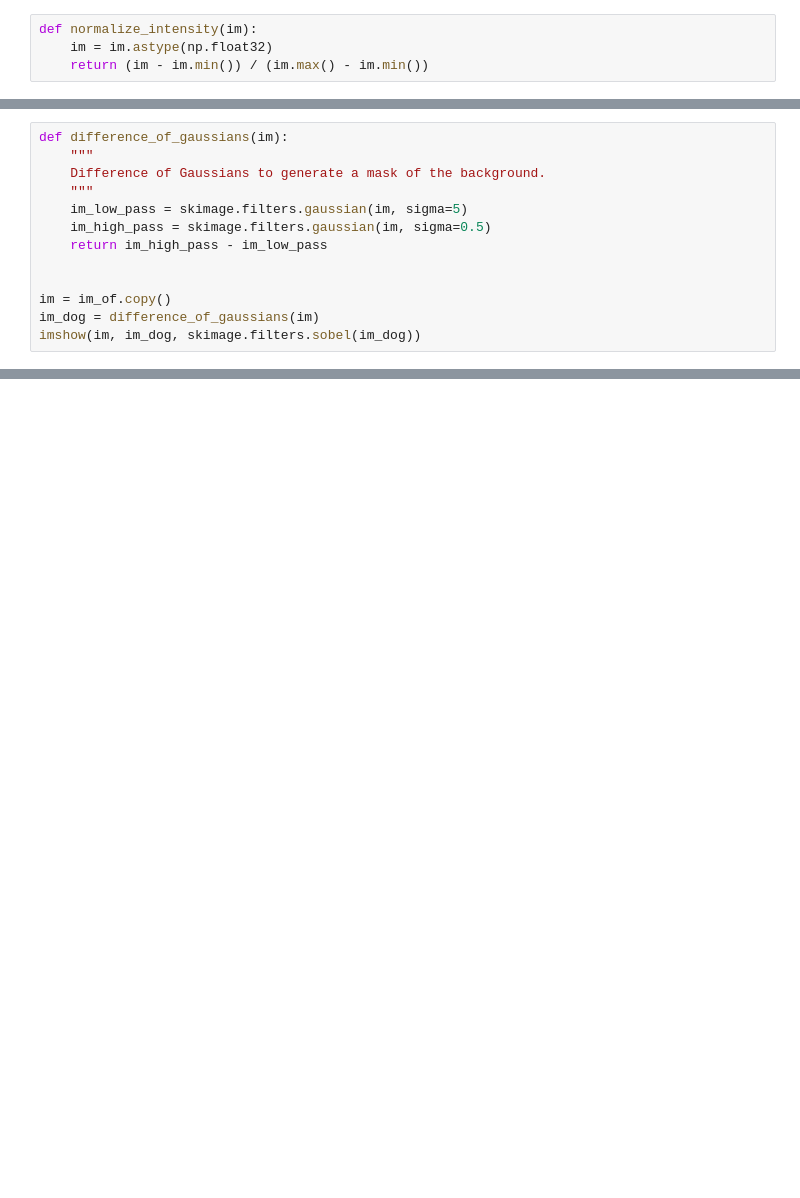
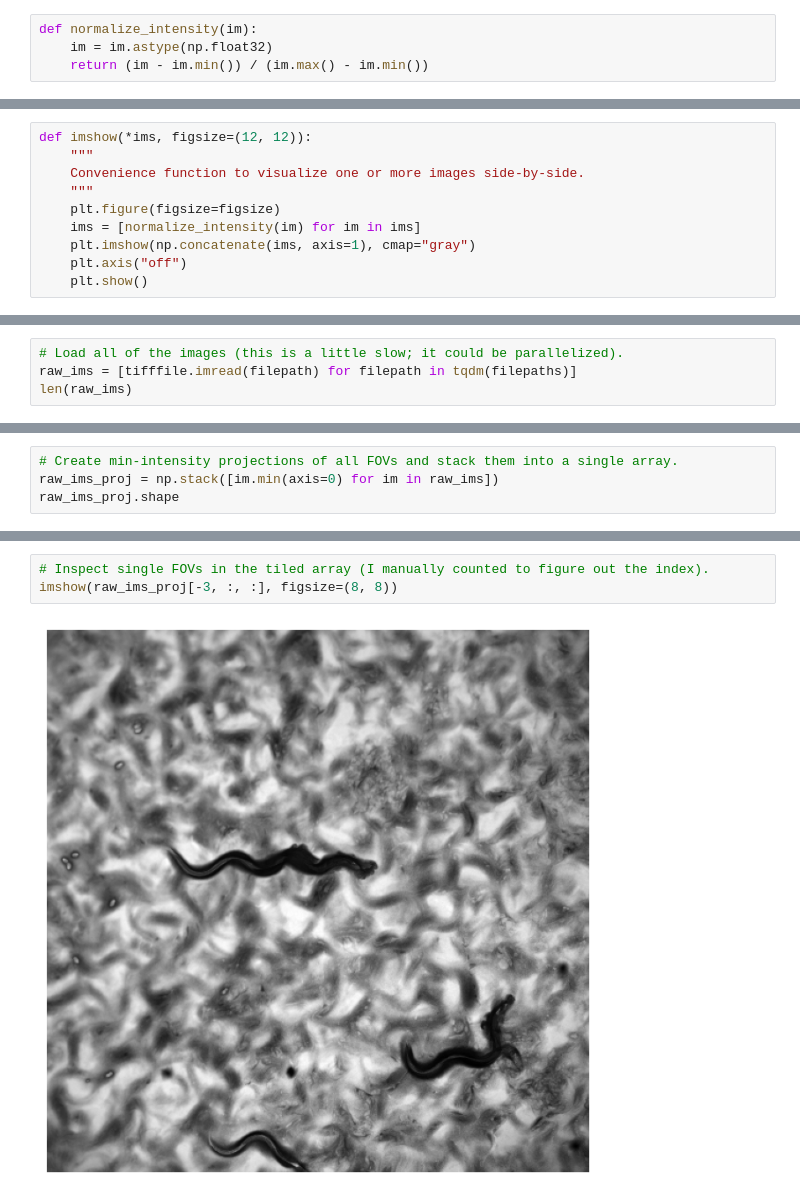
Before and after one commit to Arcadia-Science/2024-worm-tracking, a Jupyter notebook: notebooks/playground.ipynb, the cells around one changed output, grey strips where cells are left out. Saved outputs shown, nothing was run; the diff lists cells and outputs as text; blank space fills up the shorter version.

```diff
--- a/notebooks/playground.ipynb
+++ b/notebooks/playground.ipynb
@@ -79,13 +16,0 @@ im_of = ims[7][100, :, :]
-# %%
-def difference_of_gaussians(im):
-    """
-    Difference of Gaussians to generate a mask of the background.
-    """
-    im_low_pass = skimage.filters.gaussian(im, sigma=5)
-    im_high_pass = skimage.filters.gaussian(im, sigma=0.5)
-    return im_high_pass - im_low_pass
-
-
-im = im_of.copy()
-im_dog = difference_of_gaussians(im)
-imshow(im, im_dog, skimage.filters.sobel(im_dog))
@@ -102,0 +24,10 @@ imshow(im, im_sato, mask)
+# %%
+def imshow(*ims, figsize=(12, 12)):
+    """
+    Convenience function to visualize one or more images side-by-side.
+    """
+    plt.figure(figsize=figsize)
+    ims = [normalize_intensity(im) for im in ims]
+    plt.imshow(np.concatenate(ims, axis=1), cmap="gray")
+    plt.axis("off")
+    plt.show()
@@ -102,0 +54,4 @@ imshow(im, im_sato, mask)
+# %%
+# Load all of the images (this is a little slow; it could be parallelized).
+raw_ims = [tifffile.imread(filepath) for filepath in tqdm(filepaths)]
+len(raw_ims)
@@ -102,0 +62,4 @@ imshow(im, im_sato, mask)
+# %%
+# Create min-intensity projections of all FOVs and stack them into a single array.
+raw_ims_proj = np.stack([im.min(axis=0) for im in raw_ims])
+raw_ims_proj.shape
@@ -102,0 +89,5 @@ imshow(im, im_sato, mask)
+# %%
+# Inspect single FOVs in the tiled array (I manually counted to figure out the index).
+imshow(raw_ims_proj[-3, :, :], figsize=(8, 8))
+# %% [output]
+[figure, added]
```
Also changed, not shown: parts of 39 cells of this notebook.
